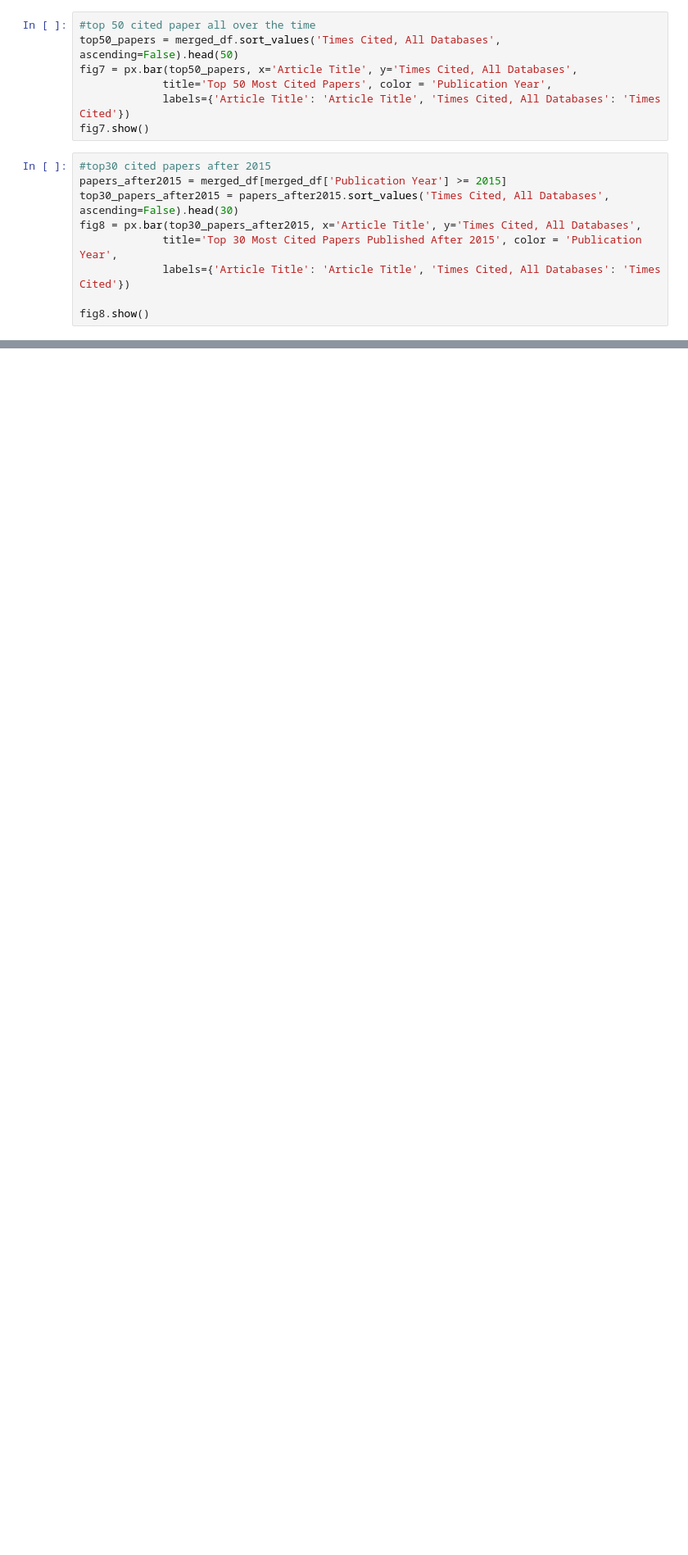
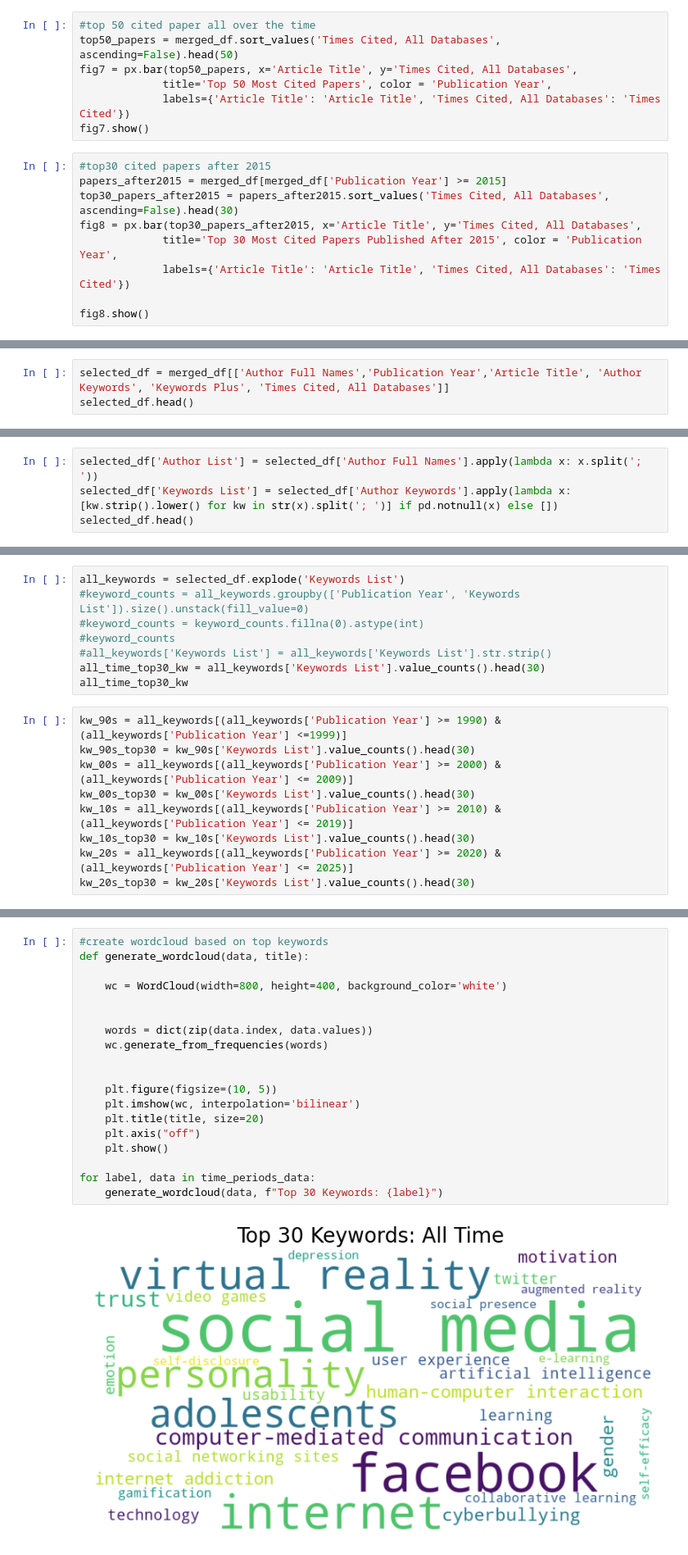
Before and after one commit to Yanni-Liu/indata_fa24_final-project, a Jupyter notebook: bibliometrics-analysis.ipynb, the cells around one changed output, grey strips where cells are left out. Shown at 82% size. Drawn from its saved outputs; the diff is of its cells as text; blank space fills up the shorter version.

```diff
--- a/bibliometrics-analysis.ipynb
+++ b/bibliometrics-analysis.ipynb
@@ -514,0 +529,3 @@ fig8.show()
+# %%
+selected_df = merged_df[['Author Full Names','Publication Year','Article Title', 'Author Keywords', 'Keywords Plus', 'Times Cited, All Databases']]
+selected_df.head()
@@ -514,0 +539,4 @@ fig8.show()
+# %%
+selected_df['Author List'] = selected_df['Author Full Names'].apply(lambda x: x.split('; '))
+selected_df['Keywords List'] = selected_df['Author Keywords'].apply(lambda x: [kw.strip().lower() for kw in str(x).split('; ')] if pd.notnull(x) else [])
+selected_df.head()
@@ -514,0 +561,17 @@ fig8.show()
+# %%
+all_keywords = selected_df.explode('Keywords List')
+#keyword_counts = all_keywords.groupby(['Publication Year', 'Keywords List']).size().unstack(fill_value=0)
+#keyword_counts = keyword_counts.fillna(0).astype(int)
+#keyword_counts
+#all_keywords['Keywords List'] = all_keywords['Keywords List'].str.strip()
+all_time_top30_kw = all_keywords['Keywords List'].value_counts().head(30)
+all_time_top30_kw
+# %%
+kw_90s = all_keywords[(all_keywords['Publication Year'] >= 1990) & (all_keywords['Publication Year'] <=1999)]
+kw_90s_top30 = kw_90s['Keywords List'].value_counts().head(30)
+kw_00s = all_keywords[(all_keywords['Publication Year'] >= 2000) & (all_keywords['Publication Year'] <= 2009)]
+kw_00s_top30 = kw_00s['Keywords List'].value_counts().head(30)
+kw_10s = all_keywords[(all_keywords['Publication Year'] >= 2010) & (all_keywords['Publication Year'] <= 2019)]
+kw_10s_top30 = kw_10s['Keywords List'].value_counts().head(30)
+kw_20s = all_keywords[(all_keywords['Publication Year'] >= 2020) & (all_keywords['Publication Year'] <= 2025)]
+kw_20s_top30 = kw_20s['Keywords List'].value_counts().head(30)
@@ -514,0 +669,21 @@ fig8.show()
+# %%
+#create wordcloud based on top keywords
+def generate_wordcloud(data, title):
+
+    wc = WordCloud(width=800, height=400, background_color='white')
+
+
+    words = dict(zip(data.index, data.values))
+    wc.generate_from_frequencies(words)
+
+
+    plt.figure(figsize=(10, 5))
+    plt.imshow(wc, interpolation='bilinear')
+    plt.title(title, size=20)
+    plt.axis("off")
+    plt.show()
+
+for label, data in time_periods_data:
+    generate_wordcloud(data, f"Top 30 Keywords: {label}")
+# %% [output]
+[figure, added]
```
Also changed, not shown: parts of 17 cells of this notebook.
